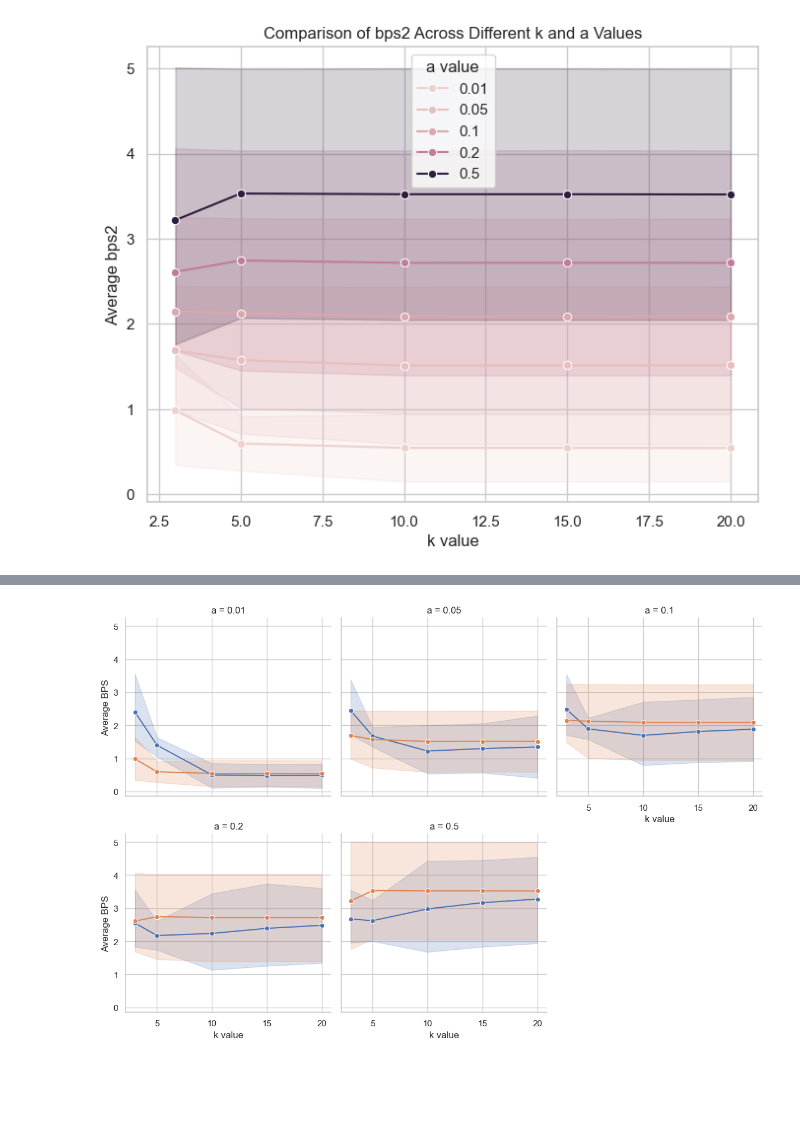
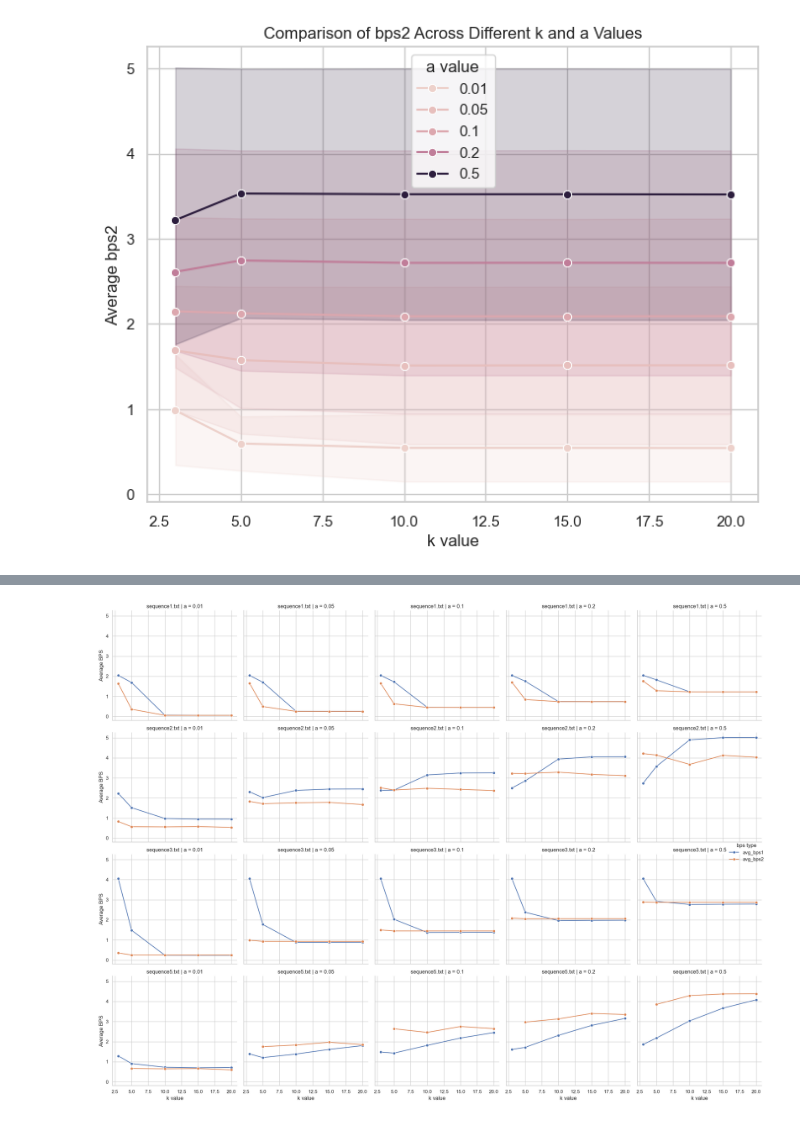
Before and after one commit to andreaoliveira9/Projeto-TAI-1, a Jupyter notebook: k_and_a_analysis.ipynb, the cells around one changed output, grey strips where cells are left out. Cells and saved outputs as stored; diff of their text form; code cells hidden in the pictures; blank space fills up the shorter version.

```diff
--- a/k_and_a_analysis.ipynb
+++ b/k_and_a_analysis.ipynb
@@ -64,2 +65,20 @@ print(summary_df)
 
 [100 rows x 5 columns]
+# %%
+# Compute the absolute difference between bps1 and bps2
+summary_df["diff"] = abs(summary_df["avg_bps1"] - summary_df["avg_bps2"])
+
+# Create heatmaps for each sequence separately
+unique_sequences = summary_df["input_file"].unique()
+for seq in unique_sequences:
+    seq_df = summary_df[summary_df["input_file"] == seq]
+    # Create a pivot table with k as rows, a as columns and the mean difference as values
+    pivot_data = seq_df.pivot_table(index="k", columns="a", values="diff", aggfunc="mean")
+
+    plt.figure(figsize=(8, 6))
+    sns.heatmap(pivot_data, annot=True, fmt=".3f", cmap="viridis")
+    plt.title(f"Heatmap of |bps1 - bps2| for Sequence: {seq}")
+    plt.xlabel("a value")
+    plt.ylabel("k value")
+    plt.tight_layout()
+    plt.show()
@@ -150,14 +162,19 @@ plt.show()
 # %%
+# Melt the DataFrame to have a long format for Seaborn plotting
+melted_df = pd.melt(summary_df, id_vars=["input_file", "k", "a"],
+                    value_vars=["avg_bps1", "avg_bps2"],
+                    var_name="bps_type", value_name="avg_bps")
+
 # Set a Seaborn theme for a clean look
 sns.set_theme(style="whitegrid")
 
-# Create a FacetGrid with each facet corresponding to a different 'a' value.
-# Within each subplot, the x-axis represents k values and the two lines correspond to bps1 and bps2.
-g = sns.FacetGrid(melted_df, col="a", col_wrap=3, height=4, sharex=True, sharey=True)
-g.map_dataframe(sns.lineplot, x="k", y="avg_bps", hue="bps_type", marker="o")
+# Create a FacetGrid with rows as different sequences and columns as different a values.
+g = sns.FacetGrid(melted_df, row="input_file", col="a", height=4, sharex=True, sharey=True, hue="bps_type")
+g.map(sns.lineplot, "k", "avg_bps", marker="o")
+g.add_legend(title="bps type")
 g.set_axis_labels("k value", "Average BPS")
-g.set_titles("a = {col_name}")
+g.set_titles("{row_name} | a = {col_name}")
 plt.tight_layout()
 plt.show()
 # %% [output]
-[figure, old version]
+[figure, new version]
```
Also changed, not shown: parts of 6 cells of this notebook.
